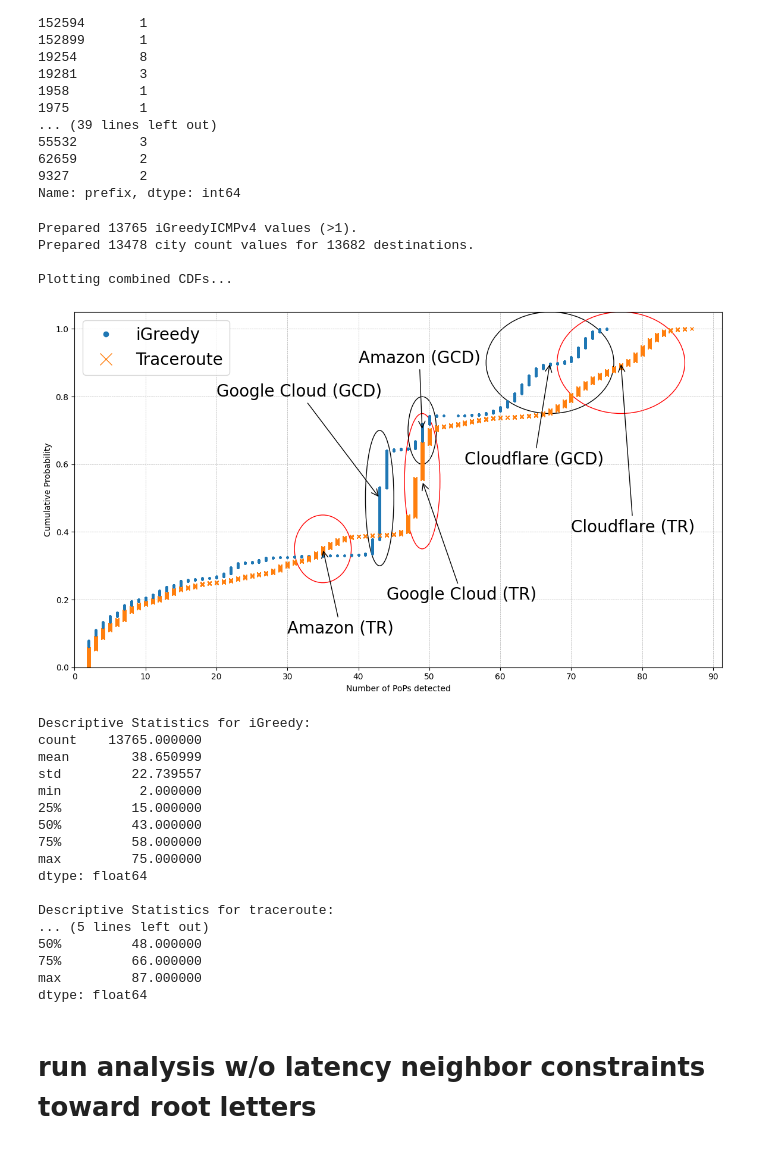
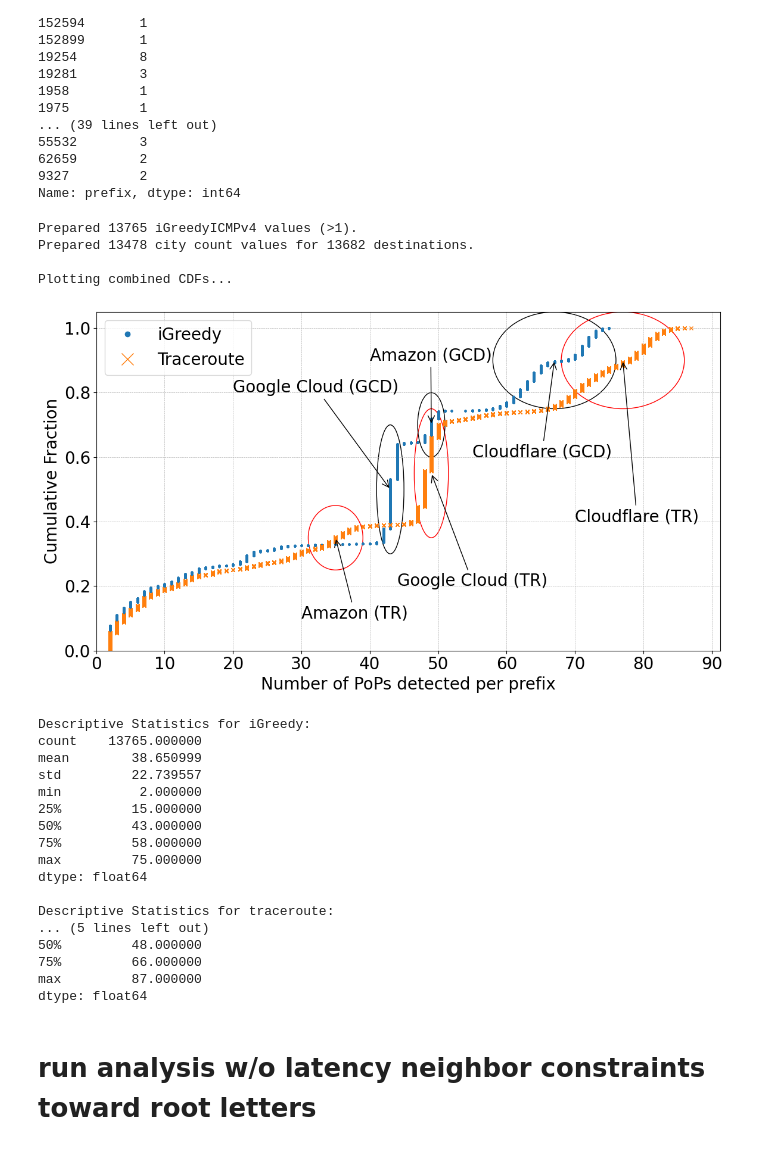
Before and after one commit to ut-dacs/anycast-trace-locator, a Jupyter notebook: tr_anycast_geolocator.ipynb, the cells around one changed output. Saved outputs shown, nothing was run; the diff lists cells and outputs as text; code cells hidden in the pictures.

Commit message:
update figure labels

```diff
--- a/tr_anycast_geolocator.ipynb
+++ b/tr_anycast_geolocator.ipynb
@@ -1843,8 +1843,7 @@ plt.plot(igreedy_values_sorted, y_cdf_igreedy,
 plt.plot(city_counts_sorted, y_cdf_city,
          marker='x', linestyle='none', label='Traceroute', markersize=5)
 
-plt.xlabel('Number of PoPs')
-plt.ylabel('Cumulative Probability')
+plt.ylabel('Cumulative Fraction')
 plt.grid(True, which='both', linestyle='--', linewidth=0.5)
 plt.ylim(0, 1.05)
 
@@ -1855,7 +1854,7 @@ min_x_positive = all_x_values[all_x_values > 0].min() if np.any(all_x_values > 0
 
 plt.rcParams.update({'font.size': 20})
 
-plt.xlabel('Number of PoPs detected')
+plt.xlabel('Number of PoPs detected per prefix')
 plt.xlim(left=0)
 plt.xticks(np.arange(0, 90 + 1, 10))
 
@@ -1894,34 +1893,34 @@ plt.annotate('Google Cloud (GCD)', xy=(43, 0.5), xytext=(20, 0.8),
 plt.annotate('Amazon (GCD)', xy=(49, 0.7), xytext=(40, 0.9),
              arrowprops=dict(facecolor='black', arrowstyle='->'))
 
 plt.annotate('Google Cloud (TR)', xy=(49, 0.55), xytext=(44, 0.2),
              arrowprops=dict(facecolor='black', arrowstyle='->'))
 
 plt.annotate('Amazon (TR)', xy=(35, 0.35), xytext=(30, 0.1),
              arrowprops=dict(facecolor='black', arrowstyle='->'))
 
 plt.annotate('Cloudflare (TR)', xy=(77, 0.9), xytext=(70, 0.4),
              arrowprops=dict(facecolor='black', arrowstyle='->'))
 
 plt.annotate('Cloudflare (GCD)', xy=(67, 0.9), xytext=(55, 0.6),
              arrowprops=dict(facecolor='black', arrowstyle='->'))
 
 plt.savefig("./plots/enumeration_annotated.pdf", bbox_inches='tight', pad_inches=0)
 
 
 plt.show()
 
 print("\nDescriptive Statistics for iGreedy:")
 print(pd.Series(igreedy_values_sorted).describe())
 
 print("\nDescriptive Statistics for traceroute:")
 print(pd.Series(city_counts_sorted).describe())
 # %% [output]
 Prepared 13765 iGreedyICMPv4 values (>1).
 Prepared 13478 city count values for 13682 destinations.
 
 Plotting combined CDFs...
-[figure, old version]
+[figure, new version]
 Descriptive Statistics for iGreedy:
 count    13765.000000
 mean        38.650999
```
Also changed, not shown: 1 other file.
